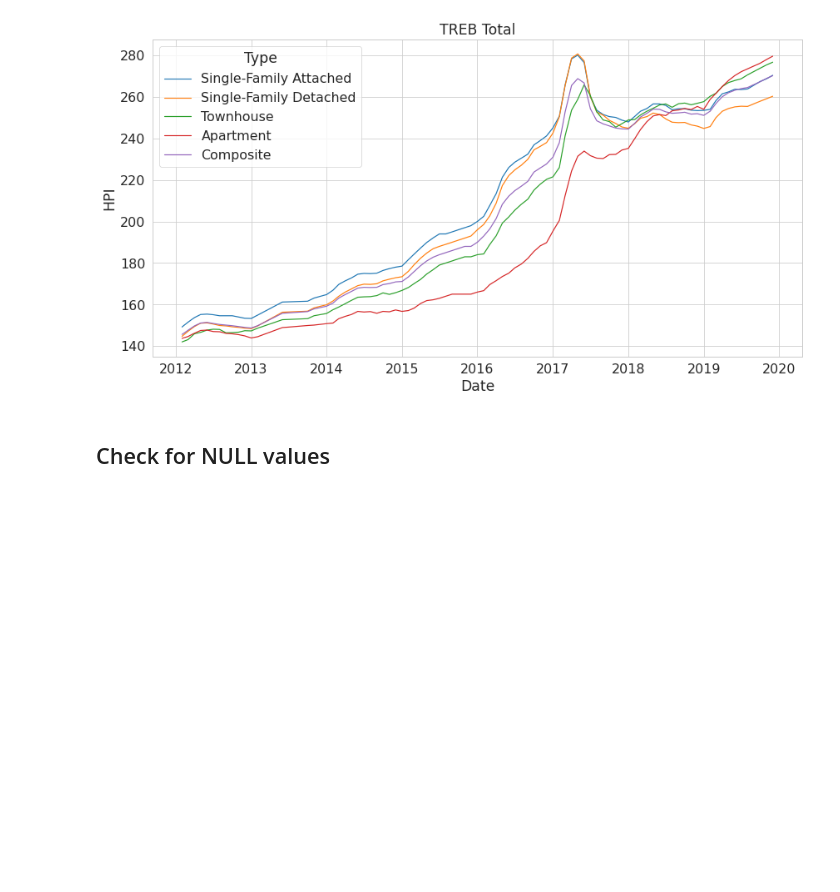
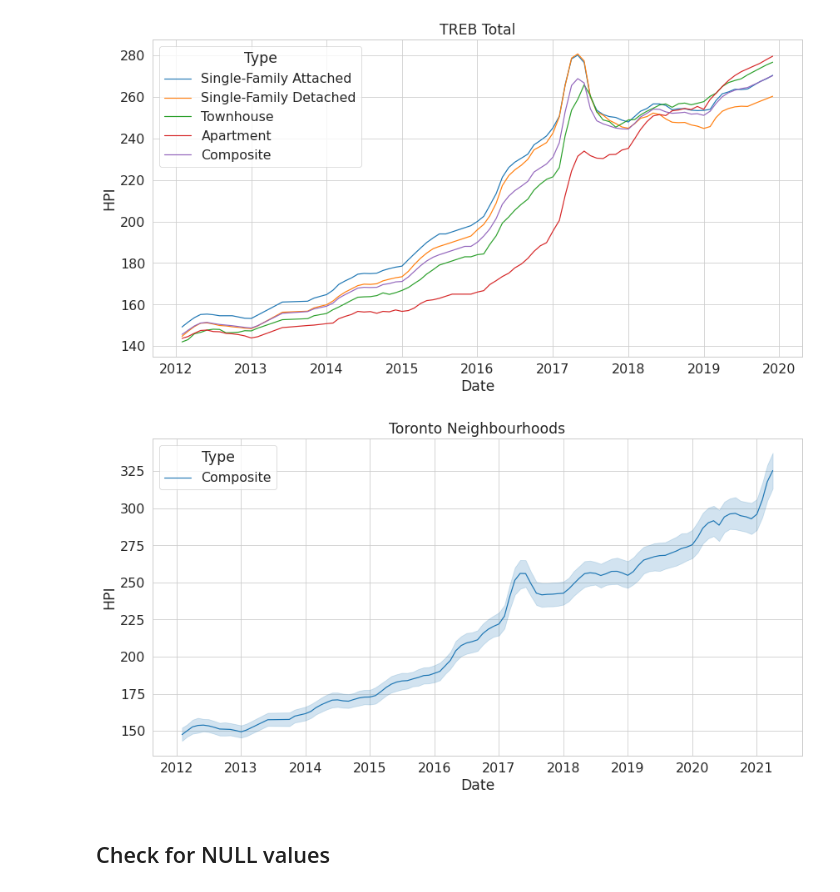
Before and after one commit to sinan-ozel/toronto-hpi, a Jupyter notebook: notebook/03.DataChecks.ipynb, the cells around one changed output. Saved outputs shown, nothing was run; the diff lists cells and outputs as text; code cells hidden in the pictures; blank space fills up the shorter version.

Commit message:
Add a sample table for presentation - add a graph

```diff
--- a/notebook/03.DataChecks.ipynb
+++ b/notebook/03.DataChecks.ipynb
@@ -92,6 +121,22 @@ with sns.plotting_context("paper", font_scale=1.8):
         fig = ax.get_figure()
 # %% [output]
 [figure]
+# %%
+with sns.plotting_context("paper", font_scale=1.8):
+    with sns.axes_style("whitegrid"):
+        ax = sns.lineplot(
+            data=hpi[(hpi['Area'].str.startswith('Toronto')) & (hpi['Type'] == 'Composite') & (hpi['Date'] > datetime(2012, 1, 1))],
+            x='Date',
+            y='HPI',
+            hue='Type',
+            estimator='mean'
+        )
+        ax.figure.set_figwidth(14)
+        ax.figure.set_figheight(7)
+        ax.set_title(f"Toronto Neighbourhoods")
+        fig = ax.get_figure()
+# %% [output]
+[figure, added]
 # %% [markdown]
 ## Check for NULL values
 # %%
```
Also changed, not shown: parts of 4 cells of this notebook.
